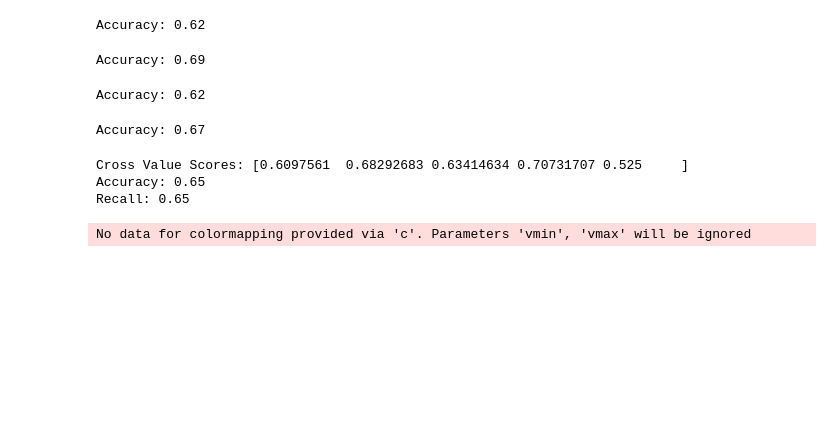
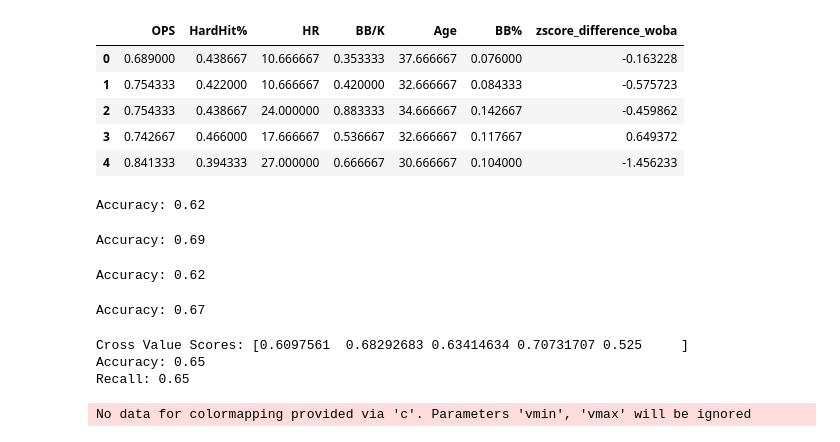
Before and after one commit to PsCushman/baseball-rule-changes, a Jupyter notebook: full_batter_class.ipynb, the cells around one changed output. Saved outputs shown, nothing was run; the diff lists cells and outputs as text; code cells hidden in the pictures; blank space fills up the shorter version.

```diff
--- a/full_batter_class.ipynb
+++ b/full_batter_class.ipynb
@@ -16,13 +15,23 @@ import shap
 # %%
 full_df = pd.read_csv('Resources/dash_full_batter_data.csv')
 batter_woba_df = pd.read_csv("Resources/full_woba_learning.csv")
 batter_slg_df = pd.read_csv("Resources/full_slg_learning.csv")
 batter_babip_df = pd.read_csv("Resources/full_babip_learning.csv")
 batter_wrc_df = pd.read_csv("Resources/full_wrc_learning.csv")
 batter_woba_df = batter_woba_df.drop(['z_scores_avg_woba', 'z_scores_avg_slg', 'z_scores_avg_babip', 'z_scores_avg_wrc+'], axis=1)
 batter_slg_df = batter_slg_df.drop(['z_scores_avg_woba', 'z_scores_avg_slg', 'z_scores_avg_babip', 'z_scores_avg_wrc+'], axis=1)
 batter_babip_df = batter_babip_df.drop(['z_scores_avg_woba', 'z_scores_avg_slg', 'z_scores_avg_babip', 'z_scores_avg_wrc+'], axis=1)
 batter_wrc_df = batter_wrc_df.drop(['z_scores_avg_woba', 'z_scores_avg_slg', 'z_scores_avg_babip', 'z_scores_avg_wrc+'], axis=1)
+onemore_df = batter_woba_df.copy()
+onemore_df = onemore_df[["OPS", "HardHit%", "HR", "BB/K", "Age", "BB%", "zscore_difference_woba" ]]
+onemore_df.head()
+# %% [output]
+|  | OPS | HardHit% | HR | BB/K | Age | BB% | zscore_difference_woba |
+| 0 | 0.689000 | 0.438667 | 10.666667 | 0.353333 | 37.666667 | 0.076000 | -0.163228 |
+| 1 | 0.754333 | 0.422000 | 10.666667 | 0.420000 | 32.666667 | 0.084333 | -0.575723 |
+| 2 | 0.754333 | 0.438667 | 24.000000 | 0.883333 | 34.666667 | 0.142667 | -0.459862 |
+| 3 | 0.742667 | 0.466000 | 17.666667 | 0.536667 | 32.666667 | 0.117667 | 0.649372 |
+| 4 | 0.841333 | 0.394333 | 27.000000 | 0.666667 | 30.666667 | 0.104000 | -1.456233 |
 # %%
 def train_and_evaluate_logistic_regression(df, target_column, solver='lbfgs', max_iter=100):
     # Drop rows with missing values
```
Also changed, not shown: parts of 16 cells of this notebook, 20 other files.
